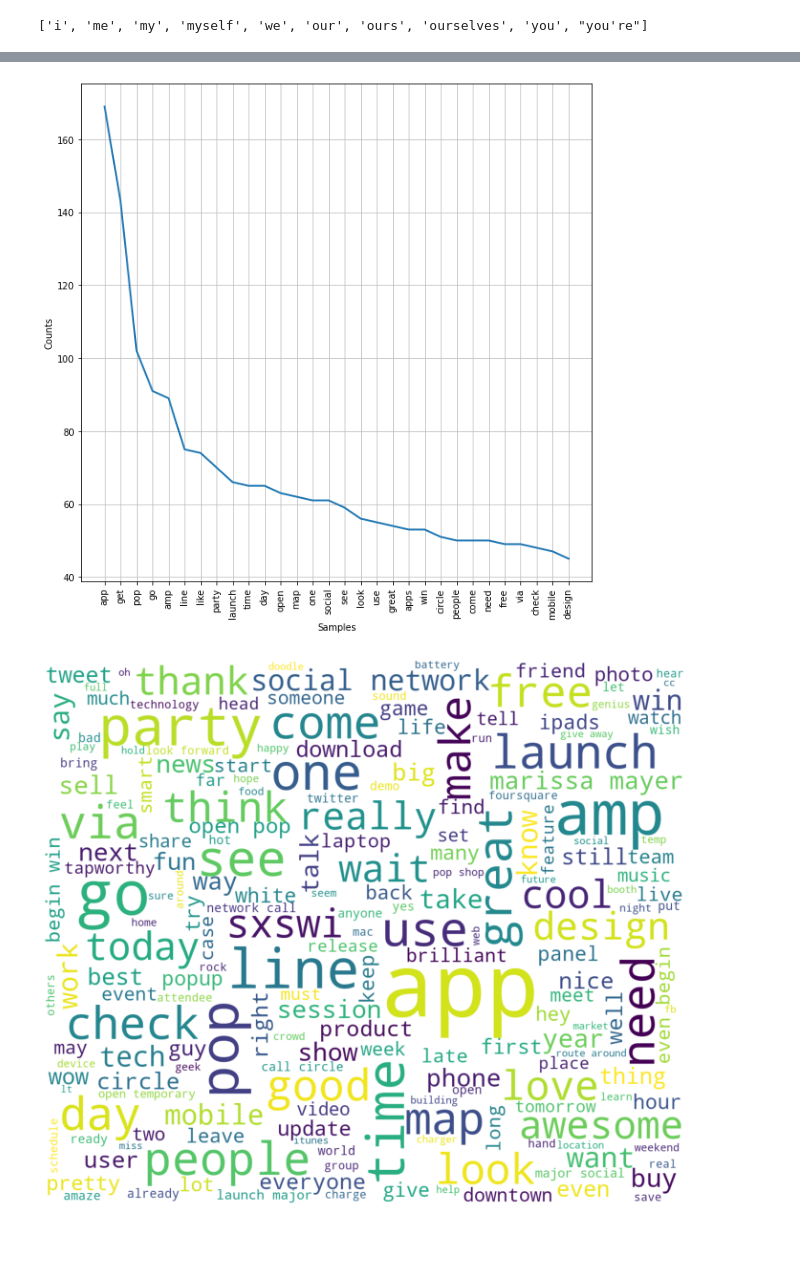
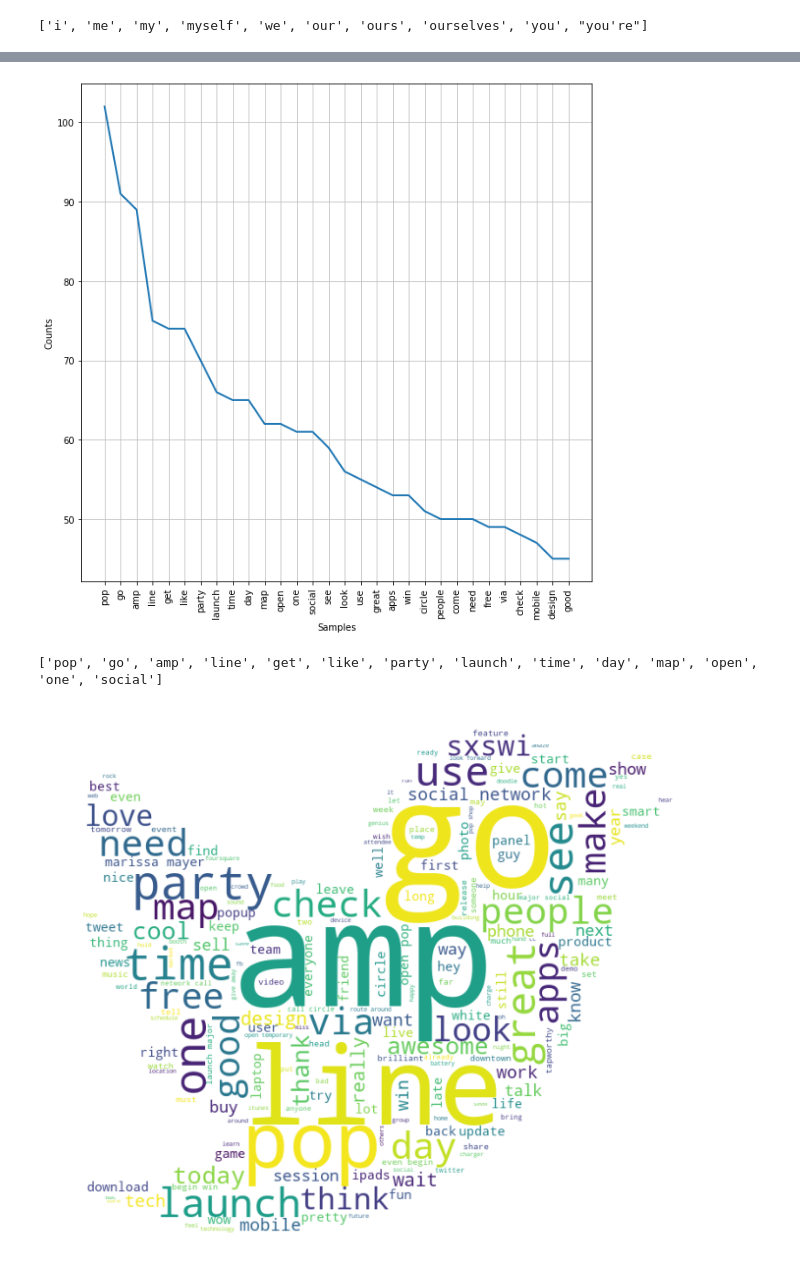
Before and after one commit to luluvalakdawala/NLP_for_tweet_sentiments, a Jupyter notebook: notebooks/exploratory/02_modeling.ipynb, the cells around one changed output, grey strips where cells are left out. Cells and saved outputs as stored; diff of their text form; code cells hidden in the pictures; blank space fills up the shorter version.

```diff
--- a/notebooks/exploratory/02_modeling.ipynb
+++ b/notebooks/exploratory/02_modeling.ipynb
@@ -48,8 +48,10 @@ from sklearn.feature_extraction.text import CountVectorizer, TfidfVectorizer
 from sklearn.naive_bayes import MultinomialNB
 from sklearn.metrics import accuracy_score, precision_score, recall_score
 from sklearn.metrics import confusion_matrix, plot_confusion_matrix
-# %%
-sw.extend(['sxsw', 'mention', 'link', 'ipad', 'google', 'apple', 'iphone', 'austin', 'quot', 'store', 'android', 'new', 'sxswi'])
+# %%
+#update stop words to exclude the top 20 words in our distribution - this included words like 'sxsw' and product names
+
+sw.extend(['sxsw', 'ipad', 'mention', 'link', 'apple', 'google', 'iphone', 'store', 'quot', 'app', 'new', 'get', 'austin', 'android'])
 # %%
 def get_wordnet_pos(treebank_tag):
     '''
@@ -106,19 +110,23 @@ fdist = FreqDist(word_list)
 plt.figure(figsize=(10,10))
 fdist.plot(30);
 # %% [output]
-[figure, old version]
+[figure, new version]
+# %%
+print(list(fdist)[:14])
+# %% [output]
+['pop', 'go', 'amp', 'line', 'get', 'like', 'party', 'launch', 'time', 'day', 'map', 'open', 'one', 'social']
 # %%
 my_string = ''
 for doc in X_t:
     my_string += str(' ') + doc
 # %%
 from PIL import Image
-char_mask = np.array(Image.open('twitter.png'))
+char_mask = np.array(Image.open('../../references/Twitter-Logo-Stencil.jpg'))
 words_cloud = WordCloud(background_color='white', mask=char_mask).generate(my_string)
-fig = plt.figure(1, figsize=(12, 12))
+plt.figure(figsize=(12,12))
 plt.axis('off')
 
 plt.imshow(words_cloud)
 plt.show();
 # %% [output]
-[figure, old version]
+[figure, new version]
```
Also changed, not shown: parts of 13 cells of this notebook, 3 other files.
